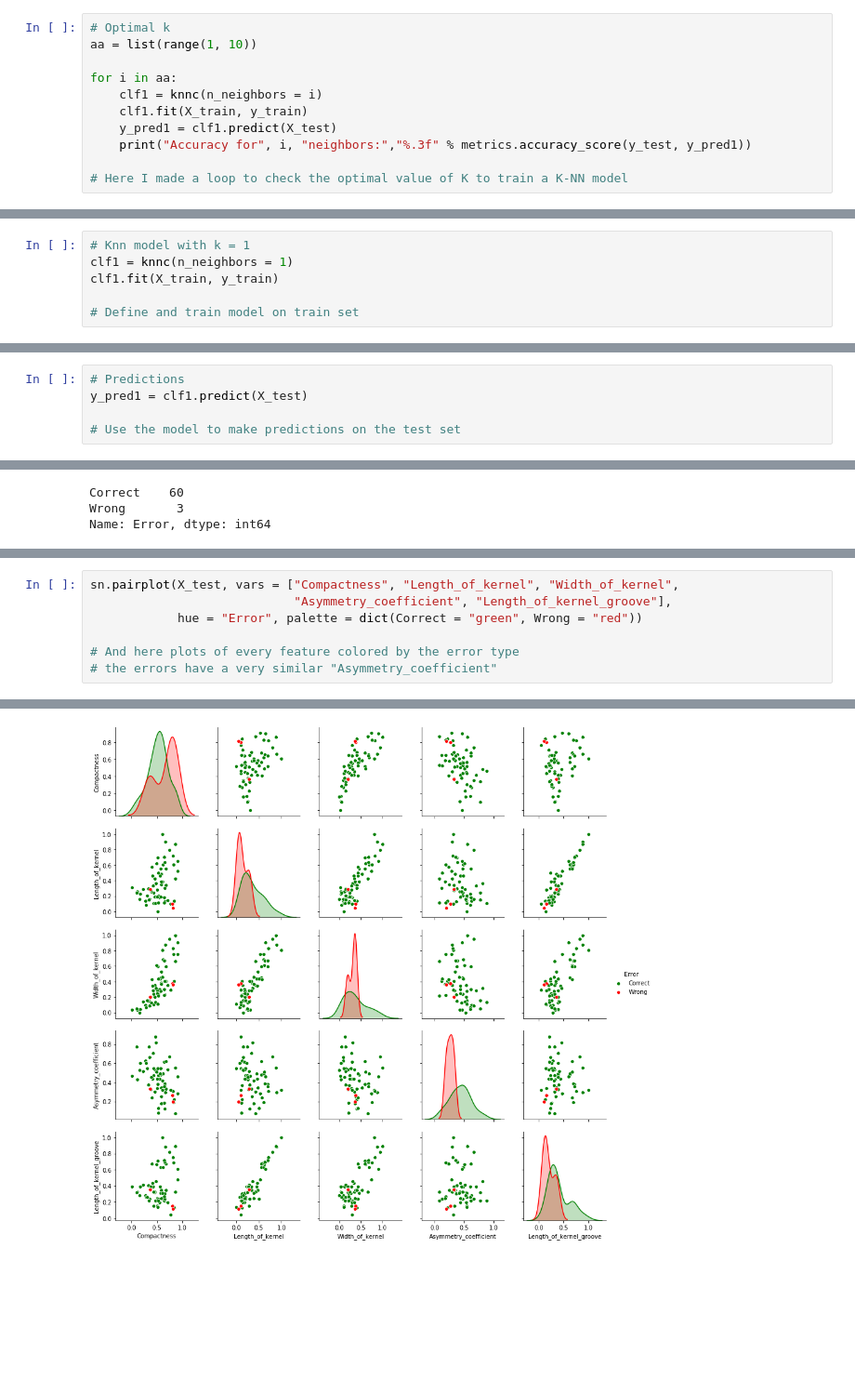
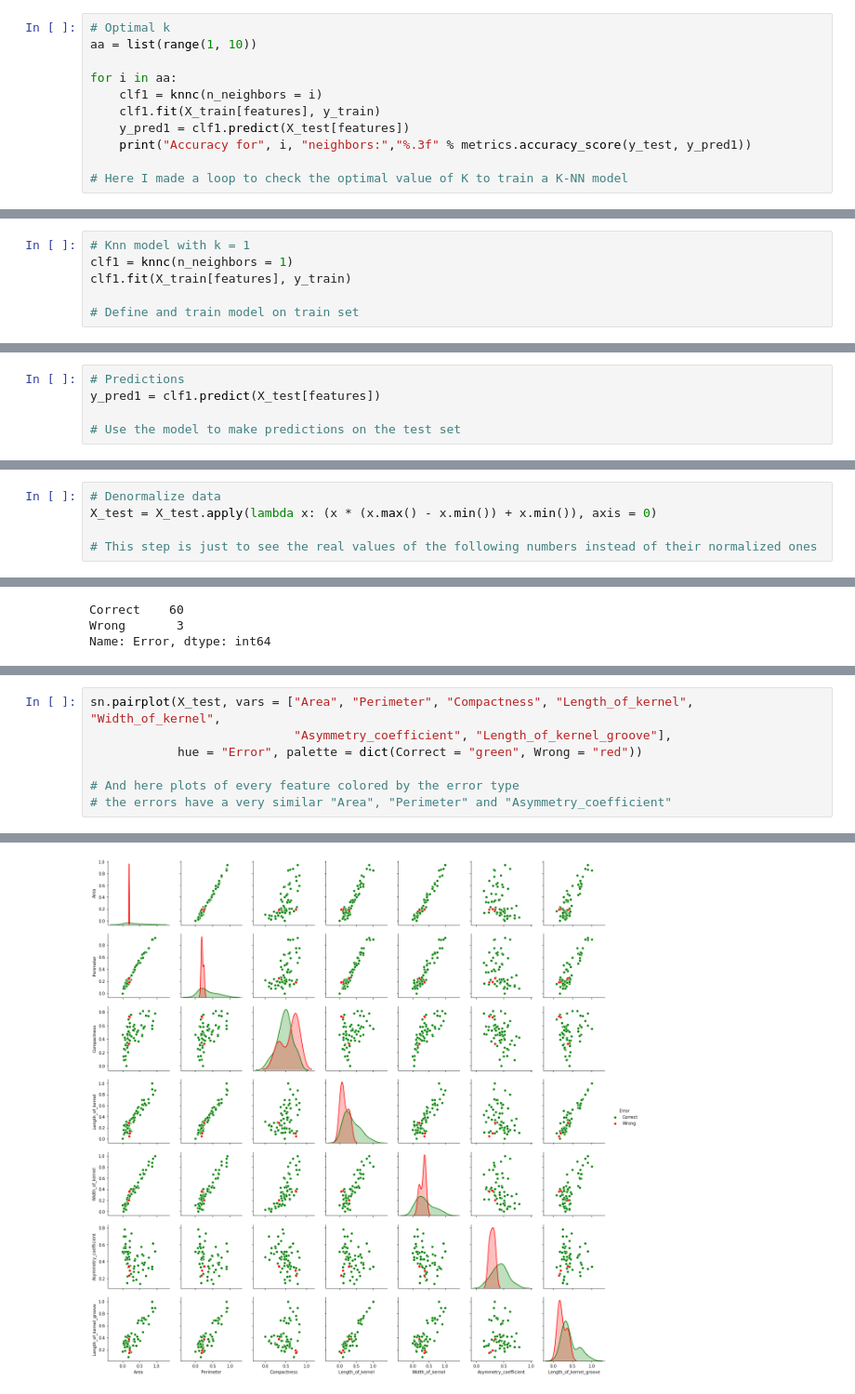
Before and after one commit to FerranDonoso/02-2020-Seeds-Data, a Jupyter notebook: Seeds_Data.ipynb, the cells around one changed output, grey strips where cells are left out. Shown at 93% size. Drawn from its saved outputs; the diff is of its cells as text; blank space fills up the shorter version.

```diff
--- a/Seeds_Data.ipynb
+++ b/Seeds_Data.ipynb
@@ -358,8 +357,8 @@ aa = list(range(1, 10))
 
 for i in aa:
     clf1 = knnc(n_neighbors = i)
-    clf1.fit(X_train, y_train)
-    y_pred1 = clf1.predict(X_test)
+    clf1.fit(X_train[features], y_train)
+    y_pred1 = clf1.predict(X_test[features])
     print("Accuracy for", i, "neighbors:","%.3f" % metrics.accuracy_score(y_test, y_pred1))
 
 # Here I made a loop to check the optimal value of K to train a K-NN model
@@ -376,7 +375,7 @@ Accuracy for 9 neighbors: 0.905
 # %%
 # Knn model with k = 1
 clf1 = knnc(n_neighbors = 1)
-clf1.fit(X_train, y_train)
+clf1.fit(X_train[features], y_train)
 
 # Define and train model on train set
 # %% [output]
@@ -402,7 +401,7 @@ Range:   0.267
 Mean:    0.932
 # %%
 # Predictions
-y_pred1 = clf1.predict(X_test)
+y_pred1 = clf1.predict(X_test[features])
 
 # Use the model to make predictions on the test set
 # %%
@@ -472,5 +471,10 @@ Train Accuracy Mean:    0.925   0.932
 Test Accuracy:          0.921   0.952
 Test Kappa:             0.875   0.925
+# %%
+# Denormalize data
+X_test = X_test.apply(lambda x: (x * (x.max() - x.min()) + x.min()), axis = 0)
+
+# This step is just to see the real values of the following numbers instead of their normalized ones
 # %%
 # Add "Class" to test
 X_test.loc[:, "Class"] = list(y_test.values)
@@ -501,13 +505,13 @@ X_test[X_test["Error"] == "Wrong"]
 # %%
-sn.pairplot(X_test, vars = ["Compactness", "Length_of_kernel", "Width_of_kernel",
+sn.pairplot(X_test, vars = ["Area", "Perimeter", "Compactness", "Length_of_kernel", "Width_of_kernel",
                             "Asymmetry_coefficient", "Length_of_kernel_groove"],
             hue = "Error", palette = dict(Correct = "green", Wrong = "red"))
 
 # And here plots of every feature colored by the error type
-# the errors have a very similar "Asymmetry_coefficient"
+# the errors have a very similar "Area", "Perimeter" and "Asymmetry_coefficient"
 # %% [output]
 <seaborn.axisgrid.PairGrid at 0x...>
-[figure, old version]
+[figure, new version]
 # %%
 # What we have learned
 # most features are correlated to eachother,
```
Also changed, not shown: parts of 13 cells of this notebook.
